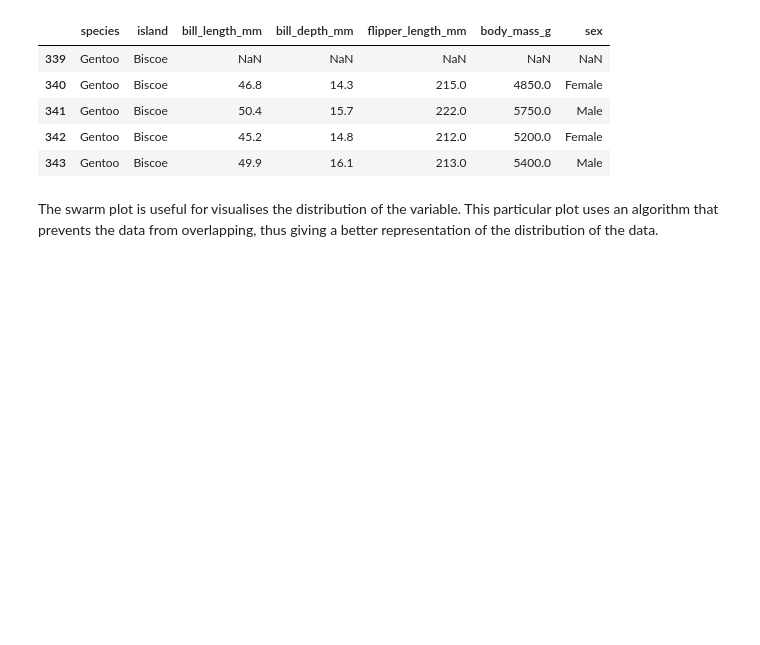
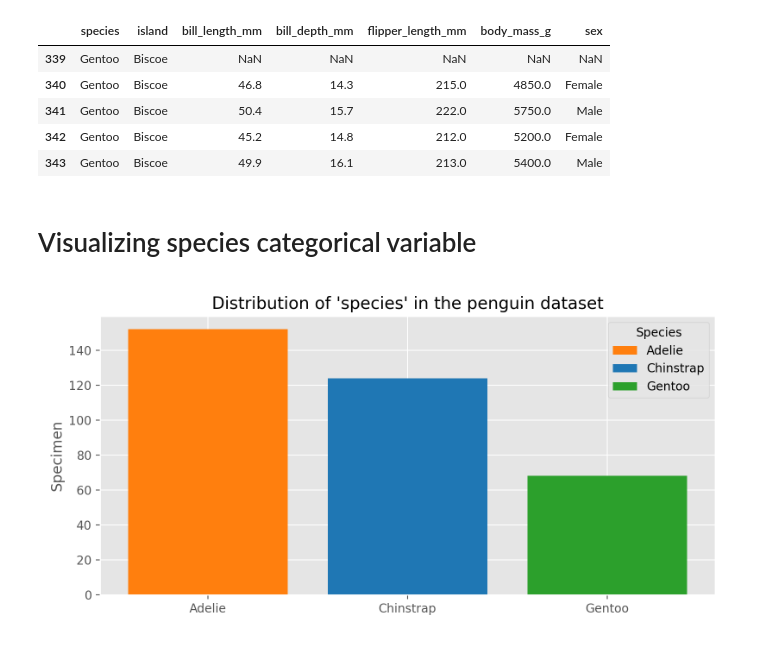
Before and after one commit to keithmmc/data_fundamentals, a Jupyter notebook: tasks.ipynb, the cells around one changed output. Drawn from its saved outputs; the diff is of its cells as text; code cells hidden in the pictures; blank space fills up the shorter version.

```diff
--- a/tasks.ipynb
+++ b/tasks.ipynb
@@ -659,5 +659,23 @@ df.tail(5)
 | 341 | Gentoo | Biscoe | 50.4 | 15.7 | 222.0 | 5750.0 | Male |
 | 342 | Gentoo | Biscoe | 45.2 | 14.8 | 212.0 | 5200.0 | Female |
 | 343 | Gentoo | Biscoe | 49.9 | 16.1 | 213.0 | 5400.0 | Male |
-# %% [markdown]
-The swarm plot is useful for visualises the distribution of the variable. This particular plot uses an algorithm that prevents the data from overlapping, thus giving a better representation of the distribution of the data.
+# %% [markdown]
+# Visualizing species categorical variable
+# %%
+fig, ax = plt.subplots(figsize=(8,4))
+
+counts = df['species'].value_counts()
+x = df['species'].unique()
+bar_labels = x
+bar_colors = ['tab:orange', 'tab:blue', 'tab:green']
+
+ax.bar(x, counts, label=bar_labels, color=bar_colors)
+
+ax.set_ylabel('Specimen')
+ax.set_title('Distribution of \'species\' in the penguin dataset', fontsize=14)
+ax.legend(title='Species')
+
+plt.tight_layout()
+plt.show()
+# %% [output]
+[figure, added]
```
Also changed, not shown: parts of 43 cells of this notebook.
